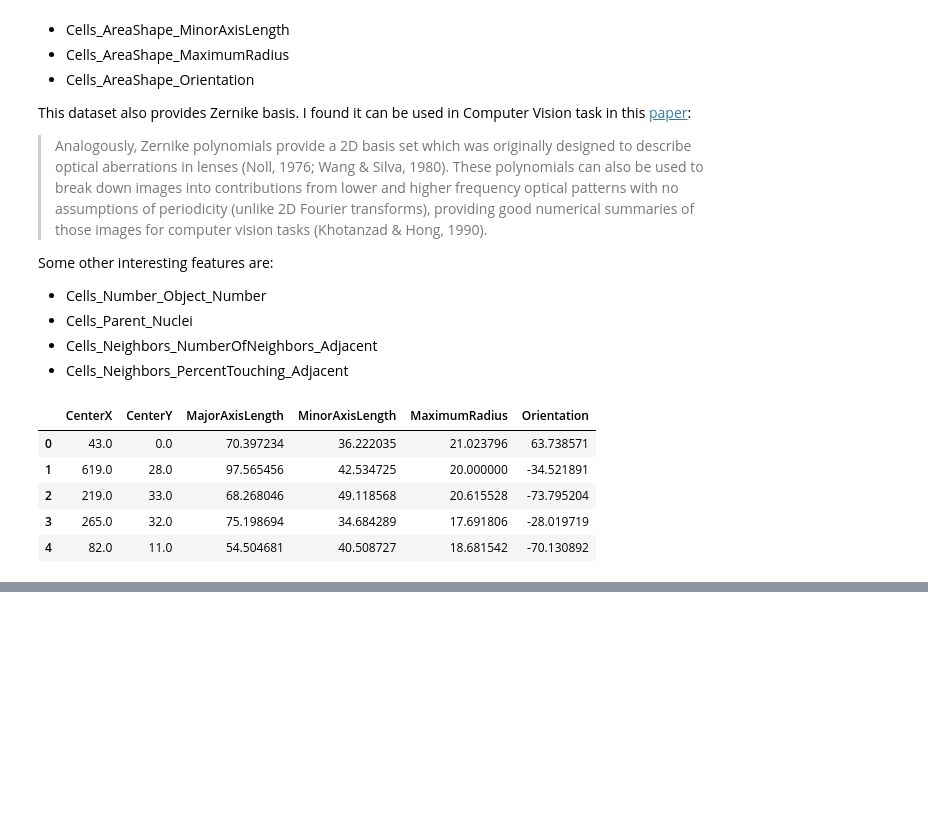
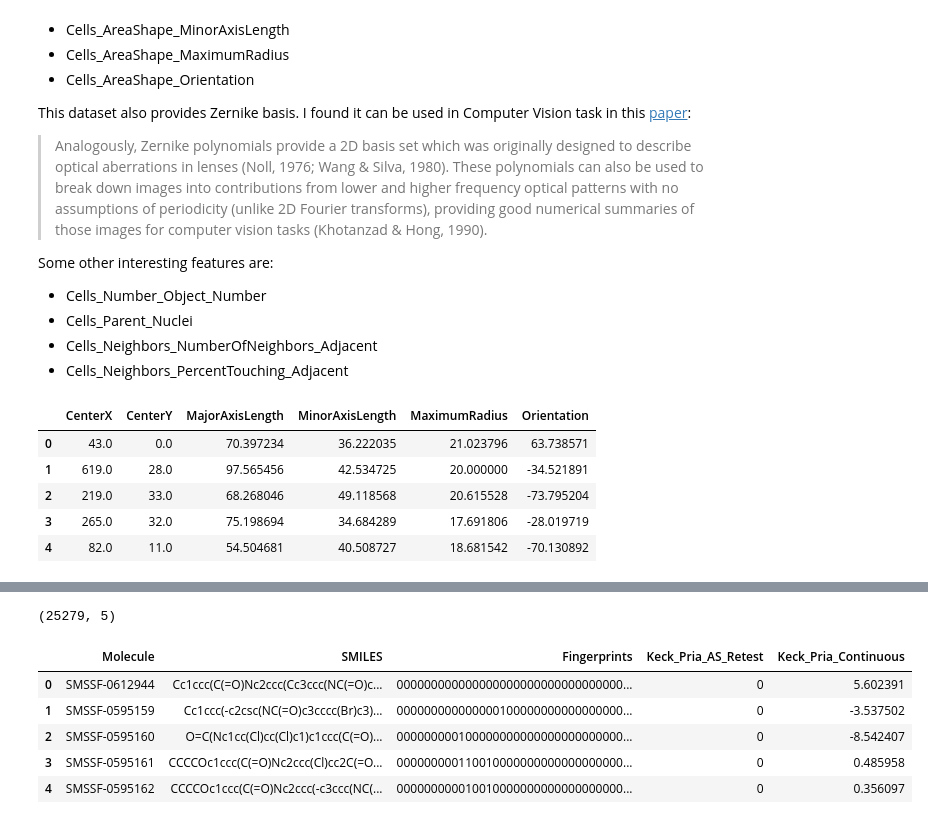
Before and after one commit to gitter-lab/pharmaco-image, a Jupyter notebook: meta_data.ipynb, the cells around one changed output, grey strips where cells are left out. Cells and saved outputs as stored; diff of their text form; code cells hidden in the pictures; blank space fills up the shorter version.

```diff
--- a/meta_data.ipynb
+++ b/meta_data.ipynb
@@ -2703,0 +2725,12 @@ df.head()
+# %%
+df_prospective = pd.read_csv('./data/test/pria_data/pria_prospective.csv')
+print(df_prospective.shape)
+df_prospective.head()
+# %% [output]
+(25279, 5)
+|  | Molecule | SMILES | Fingerprints | Keck_Pria_AS_Retest | Keck_Pria_Continuous |
+| 0 | SMSSF-0612944 | Cc1ccc(C(=O)Nc2ccc(Cc3ccc(NC(=O)c... | 000000000000000000000000000000000... | 0 | 5.602391 |
+| 1 | SMSSF-0595159 | Cc1ccc(-c2csc(NC(=O)c3cccc(Br)c3)... | 000000000000000100000000000000000... | 0 | -3.537502 |
+| 2 | SMSSF-0595160 | O=C(Nc1cc(Cl)cc(Cl)c1)c1ccc(C(=O)... | 000000000100000000000000000000000... | 0 | -8.542407 |
+| 3 | SMSSF-0595161 | CCCCOc1ccc(C(=O)Nc2ccc(Cl)cc2C(=O... | 000000000110010000000000000000000... | 0 | 0.485958 |
+| 4 | SMSSF-0595162 | CCCCOc1ccc(C(=O)Nc2ccc(-c3ccc(NC(... | 000000000010010000000000000000000... | 0 | 0.356097 |
```
Also changed, not shown: parts of 6 cells of this notebook, 1 other file.
